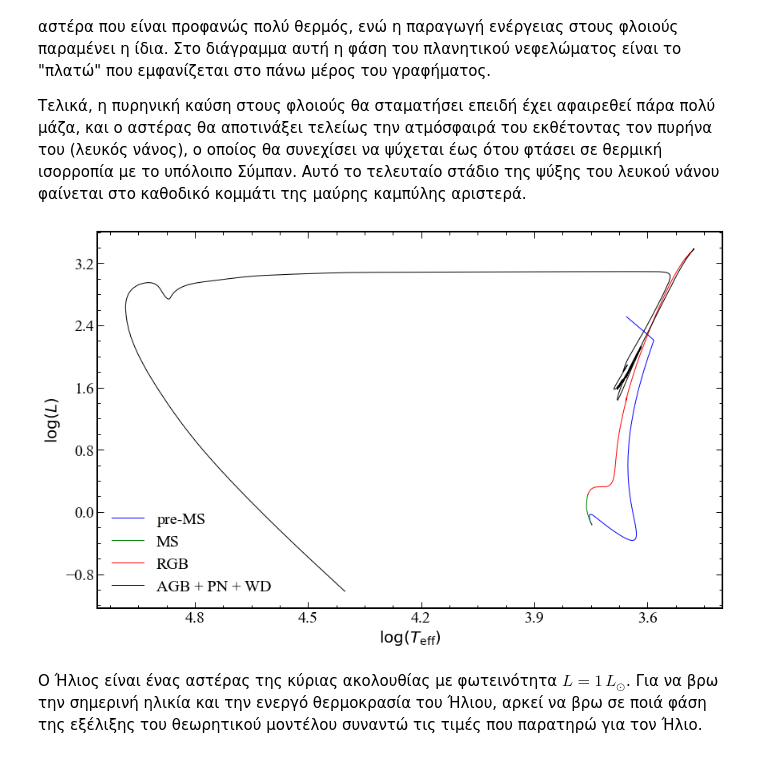
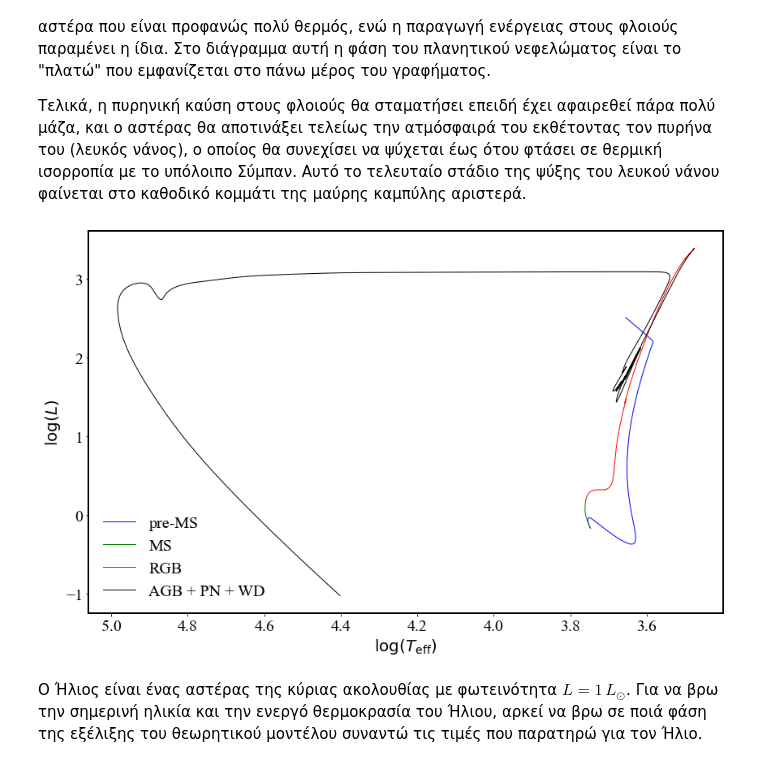
Before and after one commit to schanlar/python-UoC, a Jupyter notebook: 05.Astrophysics_Project/stellar_evolution_solution.ipynb, the cells around one changed output. Saved outputs shown, nothing was run; the diff lists cells and outputs as text; code cells hidden in the pictures.

```diff
--- a/05.Astrophysics_Project/stellar_evolution_solution.ipynb
+++ b/05.Astrophysics_Project/stellar_evolution_solution.ipynb
@@ -543,20 +553,21 @@ The maximum radius of the star is ~ 183.3 Rsun
 
 Τελικά, η πυρηνική καύση στους φλοιούς θα σταματήσει επειδή έχει αφαιρεθεί πάρα πολύ μάζα, και ο αστέρας θα αποτινάξει τελείως την ατμόσφαιρά του εκθέτοντας τον πυρήνα του (λευκός νάνος), ο οποίος θα συνεχίσει να ψύχεται έως ότου φτάσει σε θερμική ισορροπία με το υπόλοιπο Σύμπαν. Αυτό το τελευταίο στάδιο της ψύξης του λευκού νάνου φαίνεται στο καθοδικό κομμάτι της μαύρης καμπύλης αριστερά.
 # %%
-make_canvas(fontsize=20)
-plt.xlabel(r'$\log (T_{\rm eff})$')
-plt.ylabel(r'$\log (L)$')
+# make_canvas(fontsize=20)
+
+_ = plt.xlabel(r'$\log (T_{\rm eff})$')
+_ = plt.ylabel(r'$\log (L)$')
 
 _ = plt.plot(data.iloc[:zams_idx+1, 3], data.iloc[:zams_idx+1, 4], c='b', label='pre-MS')
 _ = plt.plot(data.iloc[zams_idx:tams_idx+1, 3], data.iloc[zams_idx:tams_idx+1, 4], c='g', label='MS')
 _ = plt.plot(data.iloc[tams_idx:max_L_idx+1, 3], data.iloc[tams_idx:max_L_idx+1, 4], c='r', label='RGB')
 _ = plt.plot(data.iloc[max_L_idx:, 3], data.iloc[max_L_idx:, 4], c='k', label='AGB + PN + WD')
 
-plt.gca().invert_xaxis()
+_ = plt.gca().invert_xaxis()
 
 _ = plt.legend(loc='lower left', frameon=False)
 # %% [output]
-[figure, old version]
+[figure, new version]
 # %% [markdown]
 Ο Ήλιος είναι ένας αστέρας της κύριας ακολουθίας με φωτεινότητα $L = 1\,L_\odot$. Για να βρω την σημερινή ηλικία και την ενεργό θερμοκρασία του Ήλιου, αρκεί να βρω σε ποιά φάση της εξέλιξης του θεωρητικού μοντέλου συναντώ τις τιμές που παρατηρώ για τον Ήλιο.
 # %%
```
Also changed, not shown: parts of 8 cells of this notebook, 4 other files.
